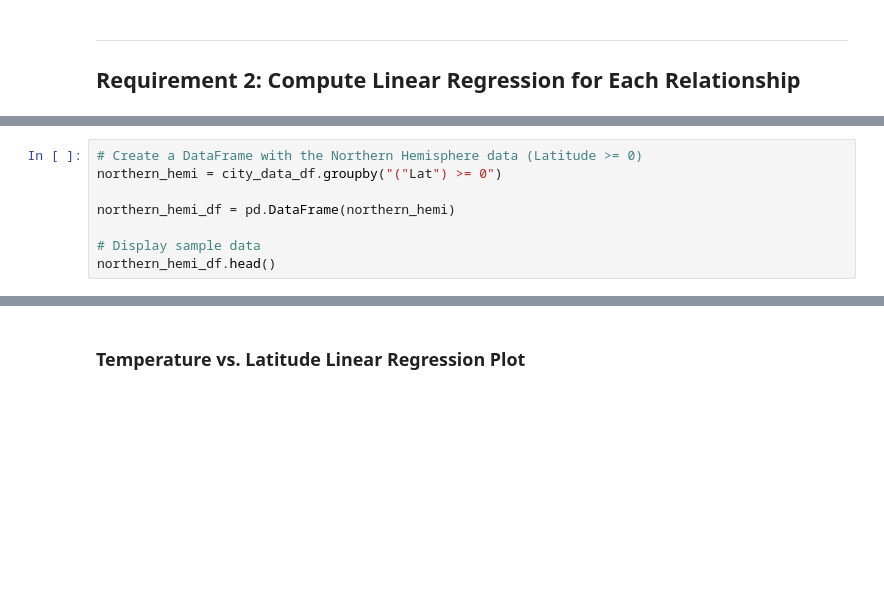
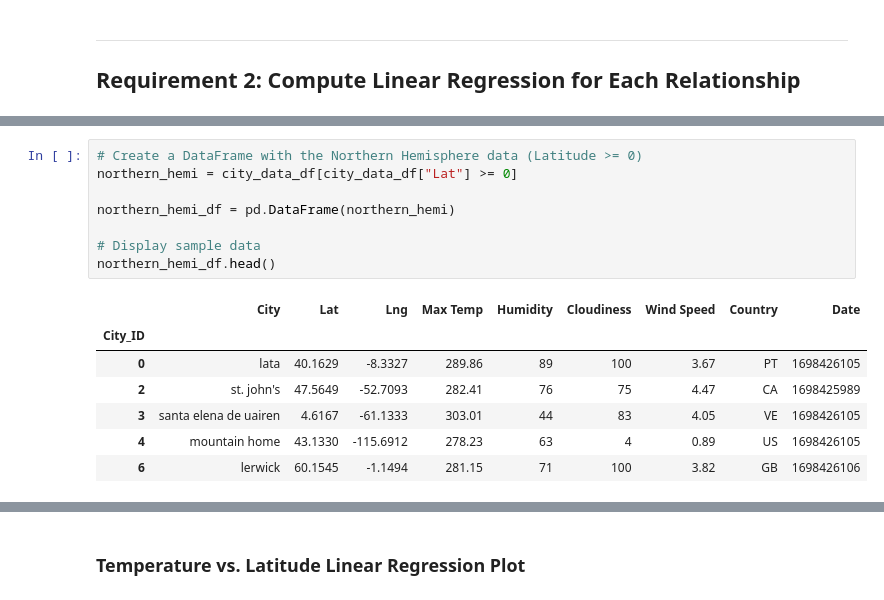
Before and after one commit to mtkrebs87/python_api_challenge, a Jupyter notebook: WeatherPy/WeatherPyFinal.ipynb, the cells around one changed output, grey strips where cells are left out. Drawn from its saved outputs; the diff is of its cells as text; blank space fills up the shorter version.

```diff
--- a/WeatherPy/WeatherPyFinal.ipynb
+++ b/WeatherPy/WeatherPyFinal.ipynb
@@ -268,10 +285,18 @@ linear_regression = stats.lingregress(x, y)
 # %%
 # Create a DataFrame with the Northern Hemisphere data (Latitude >= 0)
-northern_hemi = city_data_df.groupby("("Lat") >= 0")
+northern_hemi = city_data_df[city_data_df["Lat"] >= 0]
 
 northern_hemi_df = pd.DataFrame(northern_hemi)
 
 # Display sample data
 northern_hemi_df.head()
+# %% [output]
+|  | City | Lat | Lng | Max Temp | Humidity | Cloudiness | Wind Speed | Country | Date |
+| City_ID |  |  |  |  |  |  |  |  |  |
+| 0 | lata | 40.1629 | -8.3327 | 289.86 | 89 | 100 | 3.67 | PT | 1698426105 |
+| 2 | st. john's | 47.5649 | -52.7093 | 282.41 | 76 | 75 | 4.47 | CA | 1698425989 |
+| 3 | santa elena de uairen | 4.6167 | -61.1333 | 303.01 | 44 | 83 | 4.05 | VE | 1698426105 |
+| 4 | mountain home | 43.1330 | -115.6912 | 278.23 | 63 | 4 | 0.89 | US | 1698426105 |
+| 6 | lerwick | 60.1545 | -1.1494 | 281.15 | 71 | 100 | 3.82 | GB | 1698426106 |
 # %%
 # Create a DataFrame with the Southern Hemisphere data (Latitude < 0)
```
Also changed, not shown: parts of 14 cells of this notebook, 5 other files.
